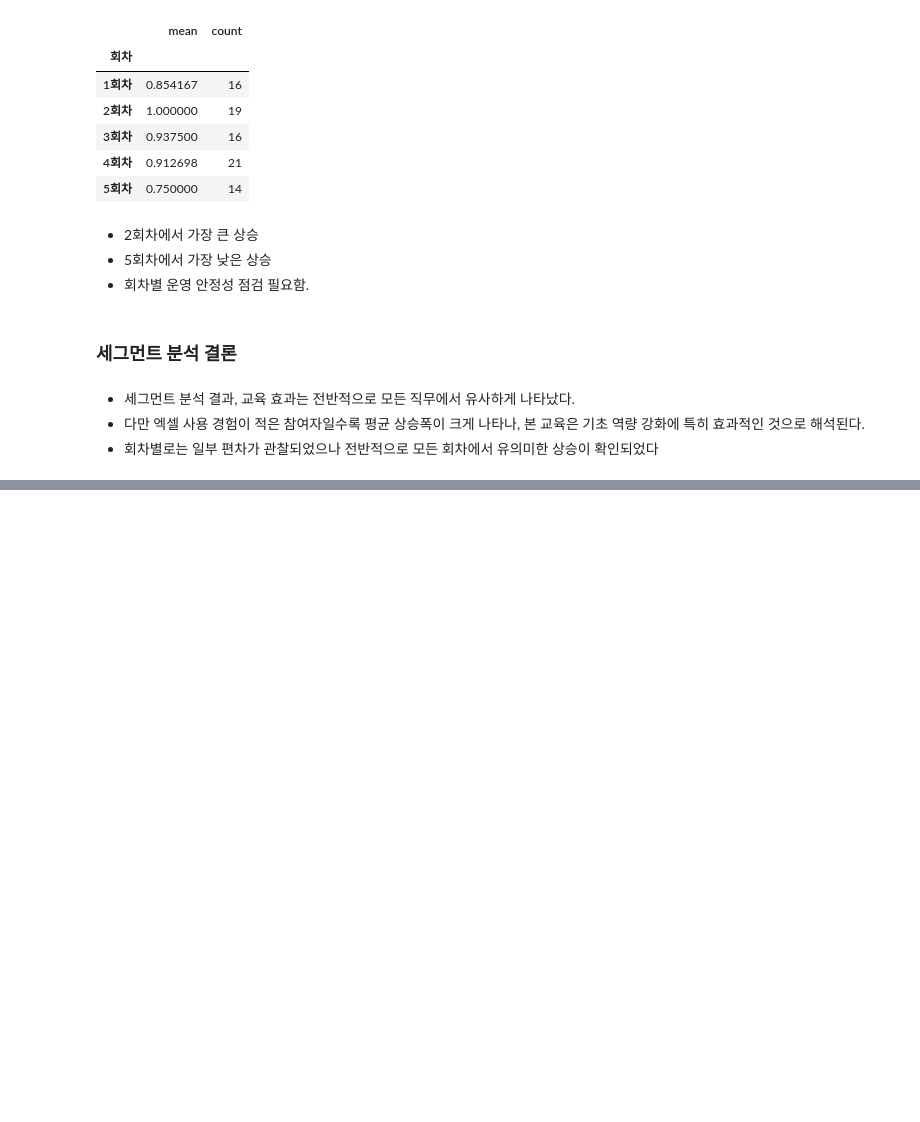
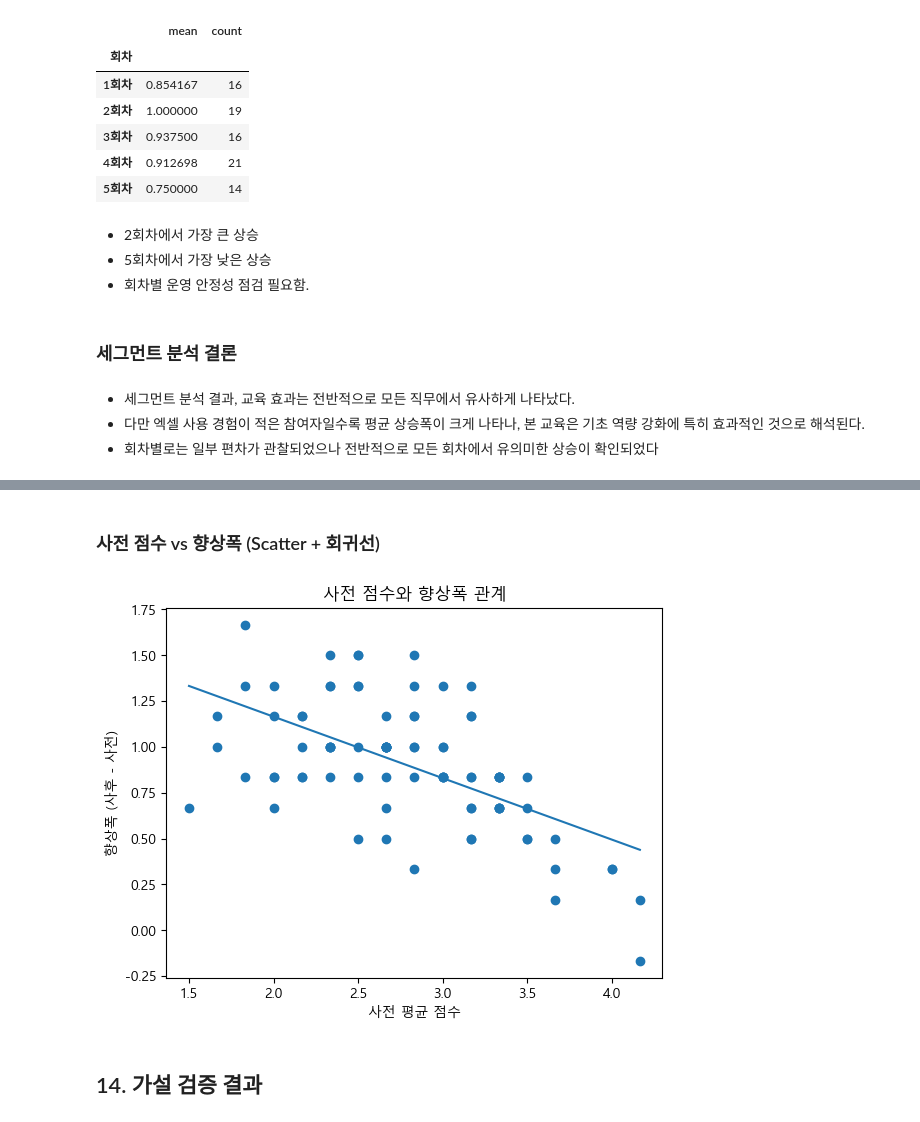
Before and after one commit to devellybutton/Education-Data-Analysis, a Jupyter notebook: 03-training-effectiveness-evaluation/notebooks/03_analysis.ipynb, the cells around one changed output, grey strips where cells are left out. Saved outputs shown, nothing was run; the diff lists cells and outputs as text; code cells hidden in the pictures; blank space fills up the shorter version.

```diff
--- a/03-training-effectiveness-evaluation/notebooks/03_analysis.ipynb
+++ b/03-training-effectiveness-evaluation/notebooks/03_analysis.ipynb
@@ -335,0 +502,28 @@ df.groupby("회차")["difference"].agg(["mean", "count"])
+# %% [markdown]
+### 사전 점수 vs 향상폭 (Scatter + 회귀선)
+# %%
+# 향상폭 생성
+df["difference"] = df["사후_평균"] - df["사전_평균"]
+
+plt.figure()
+
+plt.scatter(df["사전_평균"], df["difference"])
+
+# 회귀선 계산
+coef = np.polyfit(df["사전_평균"], df["difference"], 1)
+poly_fn = np.poly1d(coef)
+
+x_vals = np.linspace(df["사전_평균"].min(),
+                     df["사전_평균"].max(), 100)
+
+plt.plot(x_vals, poly_fn(x_vals))
+
+plt.xlabel("사전 평균 점수")
+plt.ylabel("향상폭 (사후 - 사전)")
+plt.title("사전 점수와 향상폭 관계")
+
+plt.show()
+# %% [output]
+[figure, added]
+# %% [markdown]
+## 14. 가설 검증 결과
```
Also changed, not shown: parts of 25 cells of this notebook.
